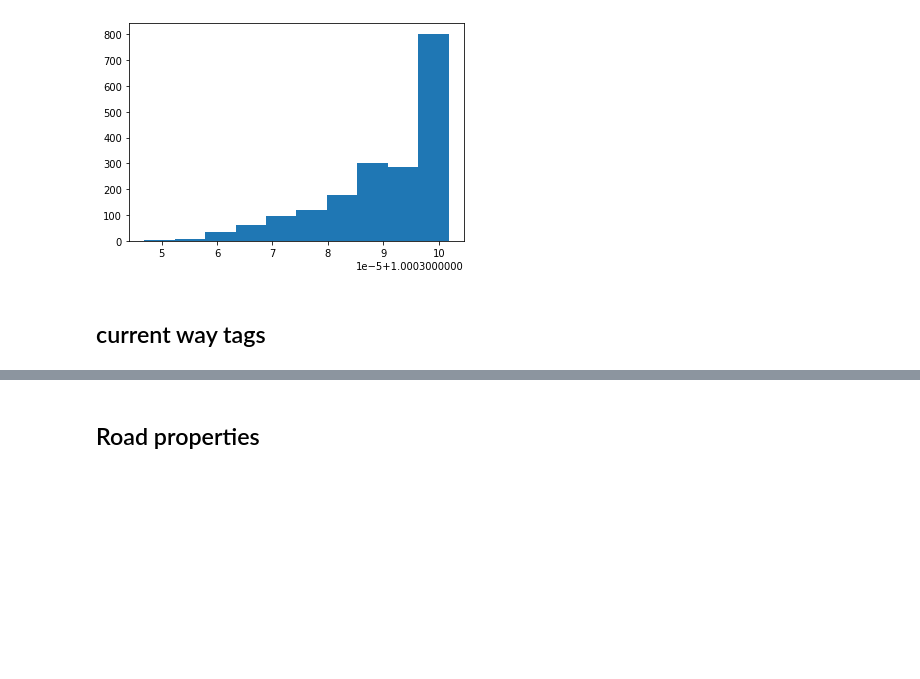
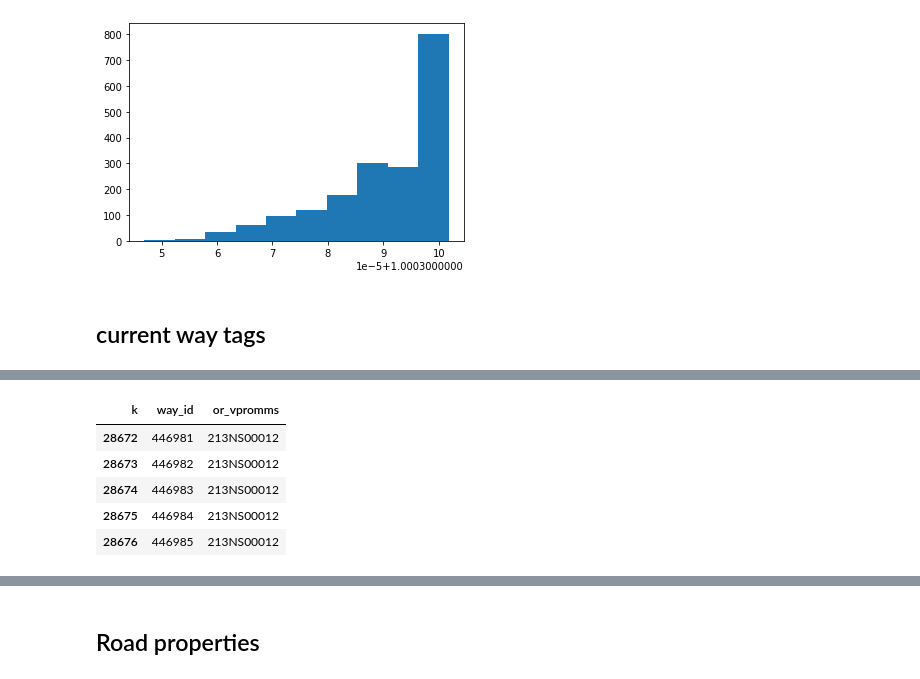
Before and after one commit to vnopenroads/roads-cba-py, a Jupyter notebook: notebooks/pullCBAInputsFromOrma.ipynb, the cells around one changed output, grey strips where cells are left out. Drawn from its saved outputs; the diff is of its cells as text; code cells hidden in the pictures; blank space fills up the shorter version.

```diff
--- a/notebooks/pullCBAInputsFromOrma.ipynb
+++ b/notebooks/pullCBAInputsFromOrma.ipynb
@@ -111,3 +113,14 @@ Wall time: 4.69 s
 # %%
 way_tags = way_tags_raw.pivot(index='way_id', columns='k', values='v').reset_index()
 way_tags.drop(['province', 'addr:district', 'addr:province'], axis=1, inplace=True)
+# %%
+way_vpromms = way_tags[['way_id', 'or_vpromms']]
+way_vpromms = way_vpromms[~way_vpromms['or_vpromms'].isna()]
+way_vpromms.head()
+# %% [output]
+| k | way_id | or_vpromms |
+| 28672 | 446981 | 213NS00012 |
+| 28673 | 446982 | 213NS00012 |
+| 28674 | 446983 | 213NS00012 |
+| 28675 | 446984 | 213NS00012 |
+| 28676 | 446985 | 213NS00012 |
```
Also changed, not shown: parts of 13 cells of this notebook, 7 other files.
